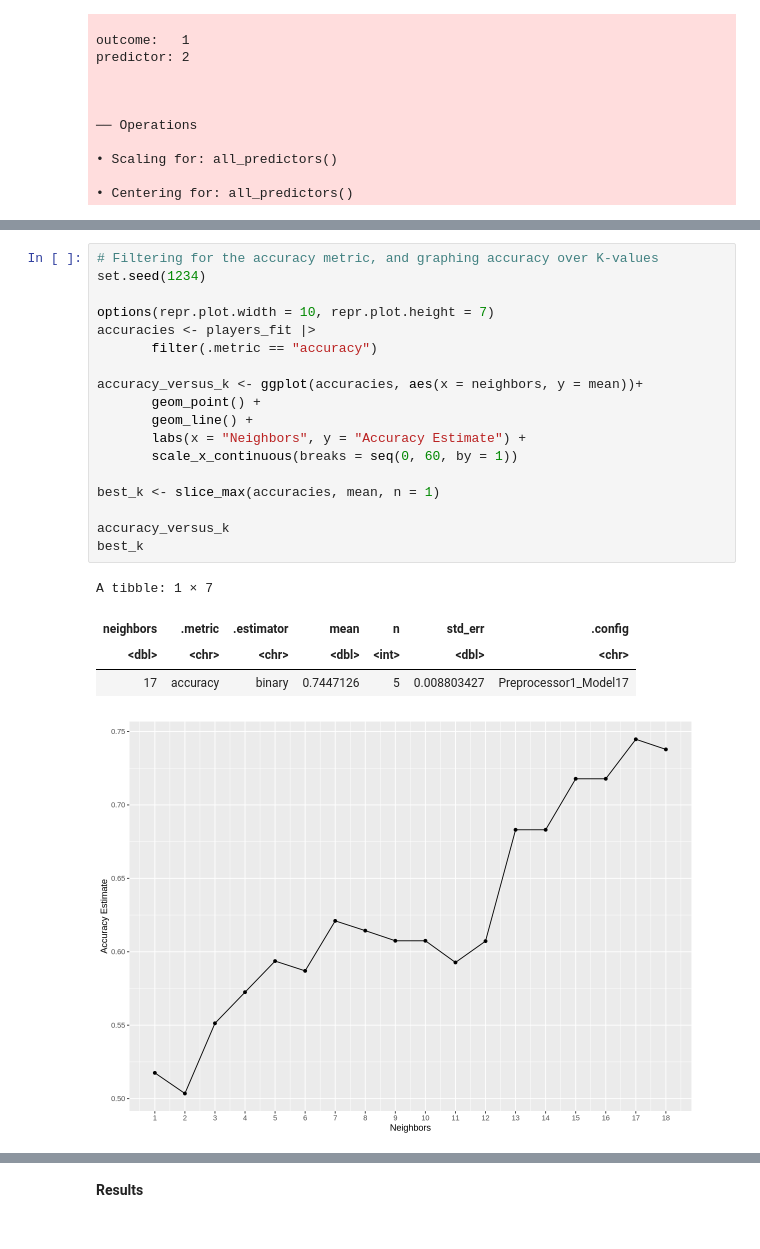
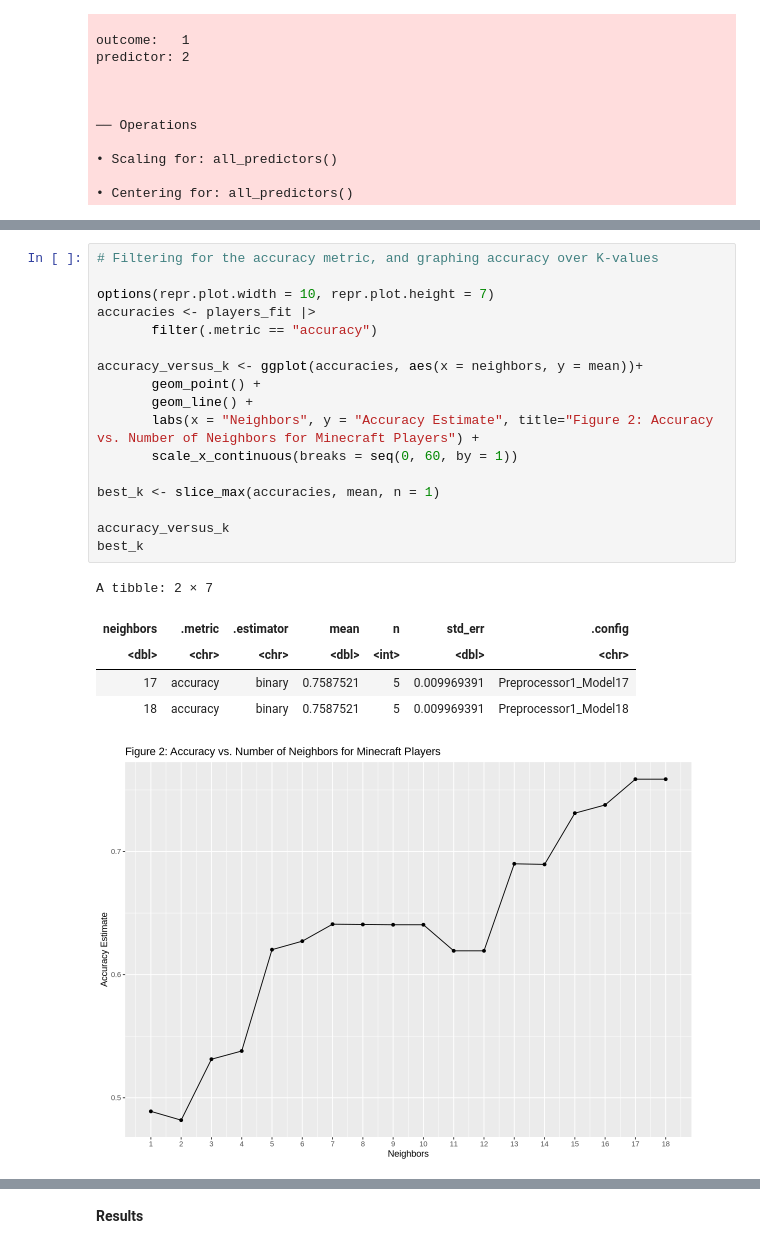
Before and after one commit to alicewj110/minecraft_pj, a Jupyter notebook: 2Final_Report.ipynb, the cells around one changed output, grey strips where cells are left out. Drawn from its saved outputs; the diff is of its cells as text.

Commit message:
Editing, adding exploratory analysis/visualizations

```diff
--- a/2Final_Report.ipynb
+++ b/2Final_Report.ipynb
@@ -218,25 +256,25 @@ A tibble: 36 × 7
 # %%
 # Filtering for the accuracy metric, and graphing accuracy over K-values
-set.seed(1234)
 
 options(repr.plot.width = 10, repr.plot.height = 7)
 accuracies <- players_fit |>
        filter(.metric == "accuracy")
 
 accuracy_versus_k <- ggplot(accuracies, aes(x = neighbors, y = mean))+
        geom_point() +
        geom_line() +
-       labs(x = "Neighbors", y = "Accuracy Estimate") +
+       labs(x = "Neighbors", y = "Accuracy Estimate", title="Figure 2: Accuracy vs. Number of Neighbors for Minecraft Players") +
        scale_x_continuous(breaks = seq(0, 60, by = 1))
 
 best_k <- slice_max(accuracies, mean, n = 1)
 
 accuracy_versus_k
 best_k
 # %% [output]
-A tibble: 1 × 7
+A tibble: 2 × 7
 | neighbors | .metric | .estimator | mean | n | std_err | .config |
 | <dbl> | <chr> | <chr> | <dbl> | <int> | <dbl> | <chr> |
-| 17 | accuracy | binary | 0.7447126 | 5 | 0.008803427 | Preprocessor1_Model17 |
+| 17 | accuracy | binary | 0.7587521 | 5 | 0.009969391 | Preprocessor1_Model17 |
+| 18 | accuracy | binary | 0.7587521 | 5 | 0.009969391 | Preprocessor1_Model18 |
-[figure, old version]
+[figure, new version]
 # %% [markdown]
```
Also changed, not shown: parts of 15 cells of this notebook.
